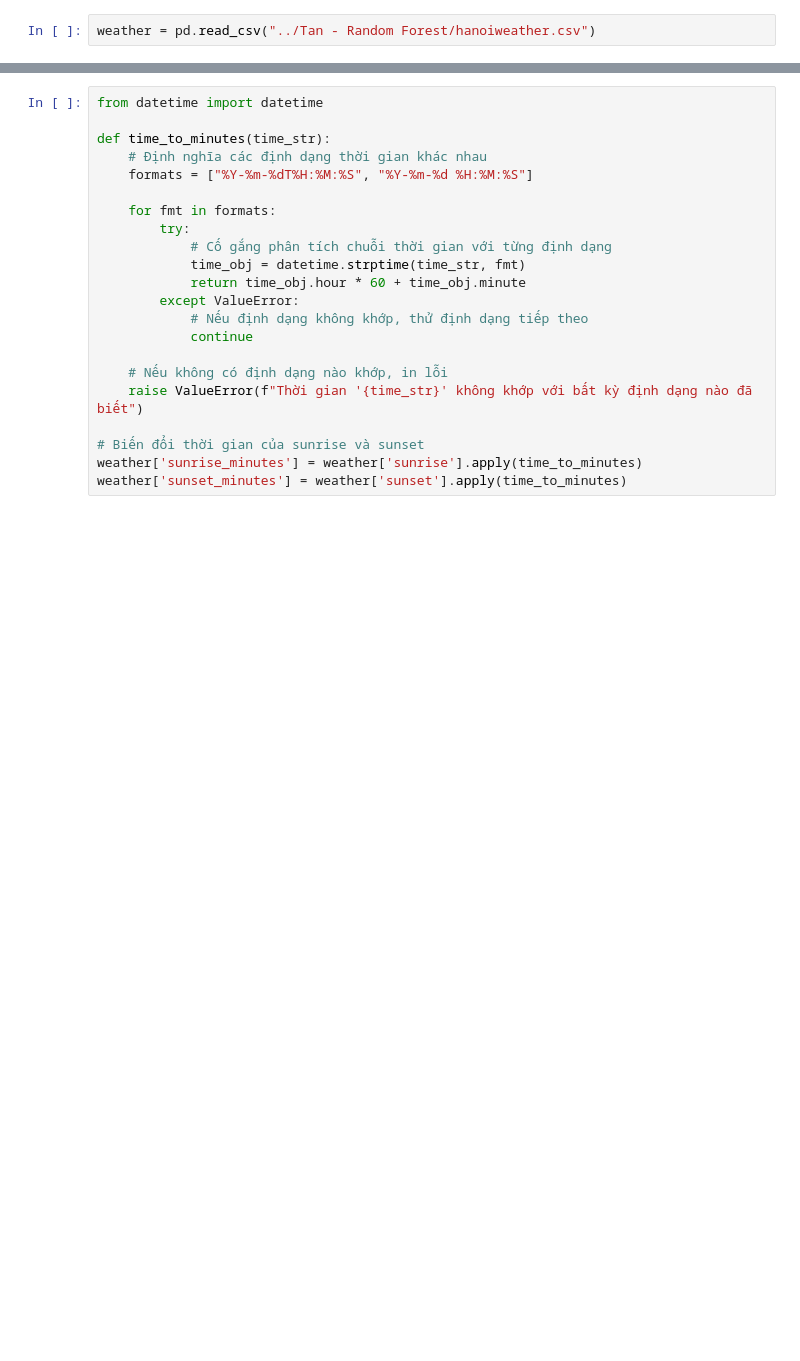
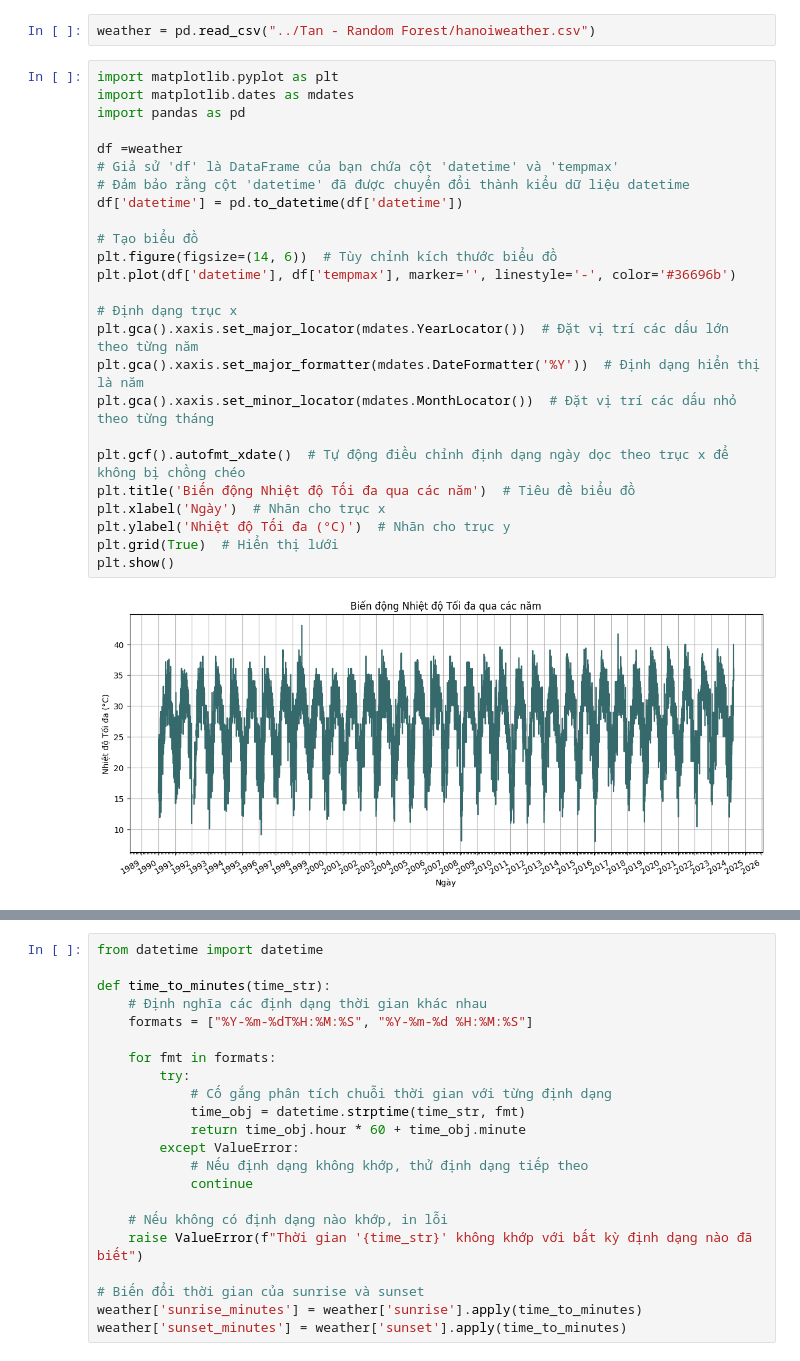
Before and after one commit to 22022658NguyenTienKhoi/13-Weather-Forecast, a Jupyter notebook: Tan - Random Forest/temp.ipynb, the cells around one changed output, grey strips where cells are left out. Saved outputs shown, nothing was run; the diff lists cells and outputs as text; blank space fills up the shorter version.

```diff
--- a/Tan - Random Forest/temp.ipynb
+++ b/Tan - Random Forest/temp.ipynb
@@ -8,3 +8,30 @@ from collections import Counter
 from sklearn.metrics import accuracy_score
 # %%
 weather = pd.read_csv("../Tan - Random Forest/hanoiweather.csv")
+# %%
+import matplotlib.pyplot as plt
+import matplotlib.dates as mdates
+import pandas as pd
+
+df =weather
+# Giả sử 'df' là DataFrame của bạn chứa cột 'datetime' và 'tempmax'
+# Đảm bảo rằng cột 'datetime' đã được chuyển đổi thành kiểu dữ liệu datetime
+df['datetime'] = pd.to_datetime(df['datetime'])
+
+# Tạo biểu đồ
+plt.figure(figsize=(14, 6))  # Tùy chỉnh kích thước biểu đồ
+plt.plot(df['datetime'], df['tempmax'], marker='', linestyle='-', color='#36696b')
+
+# Định dạng trục x
+plt.gca().xaxis.set_major_locator(mdates.YearLocator())  # Đặt vị trí các dấu lớn theo từng năm
+plt.gca().xaxis.set_major_formatter(mdates.DateFormatter('%Y'))  # Định dạng hiển thị là năm
+plt.gca().xaxis.set_minor_locator(mdates.MonthLocator())  # Đặt vị trí các dấu nhỏ theo từng tháng
+
+plt.gcf().autofmt_xdate()  # Tự động điều chỉnh định dạng ngày dọc theo trục x để không bị chồng chéo
+plt.title('Biến động Nhiệt độ Tối đa qua các năm')  # Tiêu đề biểu đồ
+plt.xlabel('Ngày')  # Nhãn cho trục x
+plt.ylabel('Nhiệt độ Tối đa (°C)')  # Nhãn cho trục y
+plt.grid(True)  # Hiển thị lưới
+plt.show()
+# %% [output]
+[figure, added]
```
Also changed, not shown: parts of 25 cells of this notebook, 1 other file.
